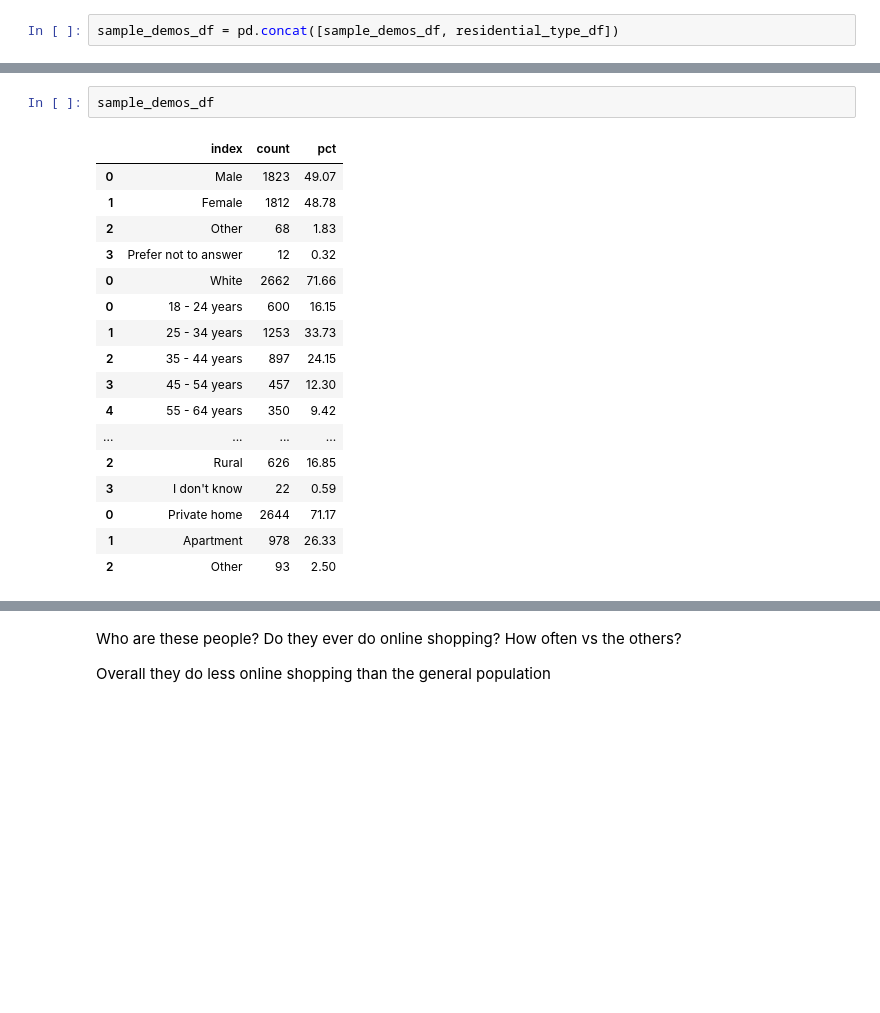
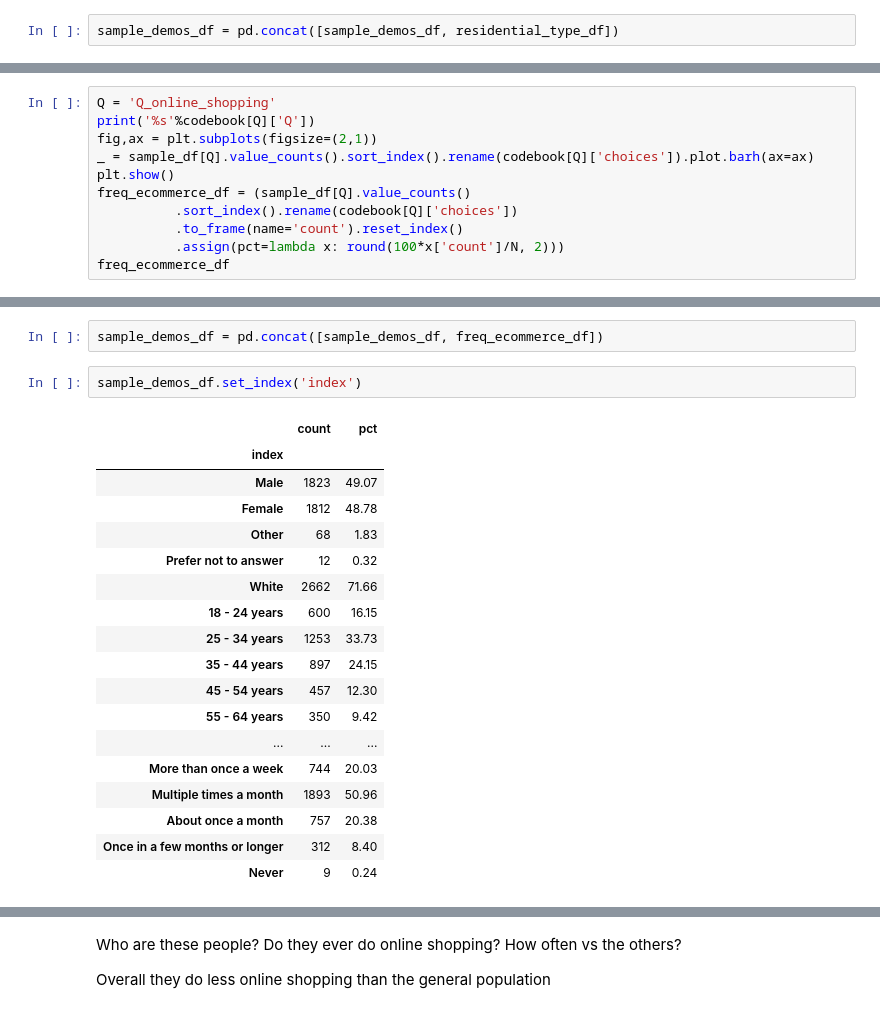
Before and after one commit to aberke/drones-consumer-privacy, a Jupyter notebook: data-analysis/survey-sample-demographics.ipynb, the cells around one changed output, grey strips where cells are left out. Cells and saved outputs as stored; diff of their text form; blank space fills up the shorter version.

Commit message:
added ecommerce frequency to sample demographics
- note few never answers -- contributes to odd repitition of values in other numbers

```diff
--- a/data-analysis/survey-sample-demographics.ipynb
+++ b/data-analysis/survey-sample-demographics.ipynb
@@ -285,0 +289,11 @@ sample_demos_df = pd.concat([sample_demos_df, residential_type_df])
+# %%
+Q = 'Q_online_shopping'
+print('%s'%codebook[Q]['Q'])
+fig,ax = plt.subplots(figsize=(2,1))
+_ = sample_df[Q].value_counts().sort_index().rename(codebook[Q]['choices']).plot.barh(ax=ax)
+plt.show()
+freq_ecommerce_df = (sample_df[Q].value_counts()
+          .sort_index().rename(codebook[Q]['choices'])
+          .to_frame(name='count').reset_index()
+          .assign(pct=lambda x: round(100*x['count']/N, 2)))
+freq_ecommerce_df
@@ -286,20 +309,23 @@ sample_demos_df = pd.concat([sample_demos_df, residential_type_df])
+# %%
+sample_demos_df = pd.concat([sample_demos_df, freq_ecommerce_df])
 # %%
-sample_demos_df
+sample_demos_df.set_index('index')
 # %% [output]
-|  | index | count | pct |
-| 0 | Male | 1823 | 49.07 |
-| 1 | Female | 1812 | 48.78 |
-| 2 | Other | 68 | 1.83 |
-| 3 | Prefer not to answer | 12 | 0.32 |
-| 0 | White | 2662 | 71.66 |
-| 0 | 18 - 24 years | 600 | 16.15 |
-| 1 | 25 - 34 years | 1253 | 33.73 |
-| 2 | 35 - 44 years | 897 | 24.15 |
-| 3 | 45 - 54 years | 457 | 12.30 |
-| 4 | 55 - 64 years | 350 | 9.42 |
-| ... | ... | ... | ... |
-| 2 | Rural | 626 | 16.85 |
-| 3 | I don't know | 22 | 0.59 |
-| 0 | Private home | 2644 | 71.17 |
-| 1 | Apartment | 978 | 26.33 |
-| 2 | Other | 93 | 2.50 |
+|  | count | pct |
+| index |  |  |
+| Male | 1823 | 49.07 |
+| Female | 1812 | 48.78 |
+| Other | 68 | 1.83 |
+| Prefer not to answer | 12 | 0.32 |
+| White | 2662 | 71.66 |
+| 18 - 24 years | 600 | 16.15 |
+| 25 - 34 years | 1253 | 33.73 |
+| 35 - 44 years | 897 | 24.15 |
+| 45 - 54 years | 457 | 12.30 |
+| 55 - 64 years | 350 | 9.42 |
+| ... | ... | ... |
+| More than once a week | 744 | 20.03 |
+| Multiple times a month | 1893 | 50.96 |
+| About once a month | 757 | 20.38 |
+| Once in a few months or longer | 312 | 8.40 |
+| Never | 9 | 0.24 |
```
Also changed, not shown: parts of 10 cells of this notebook.
